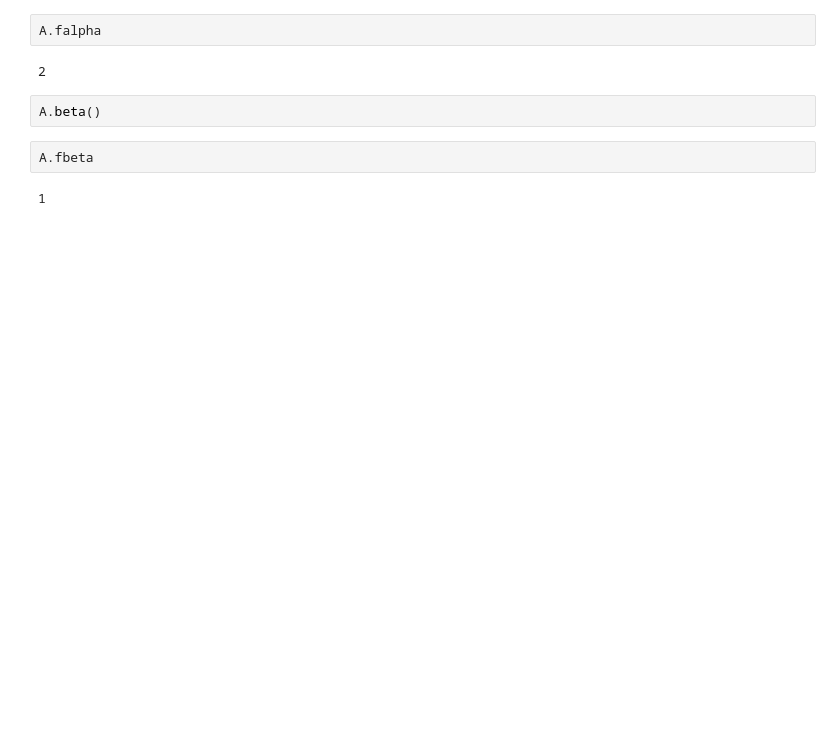
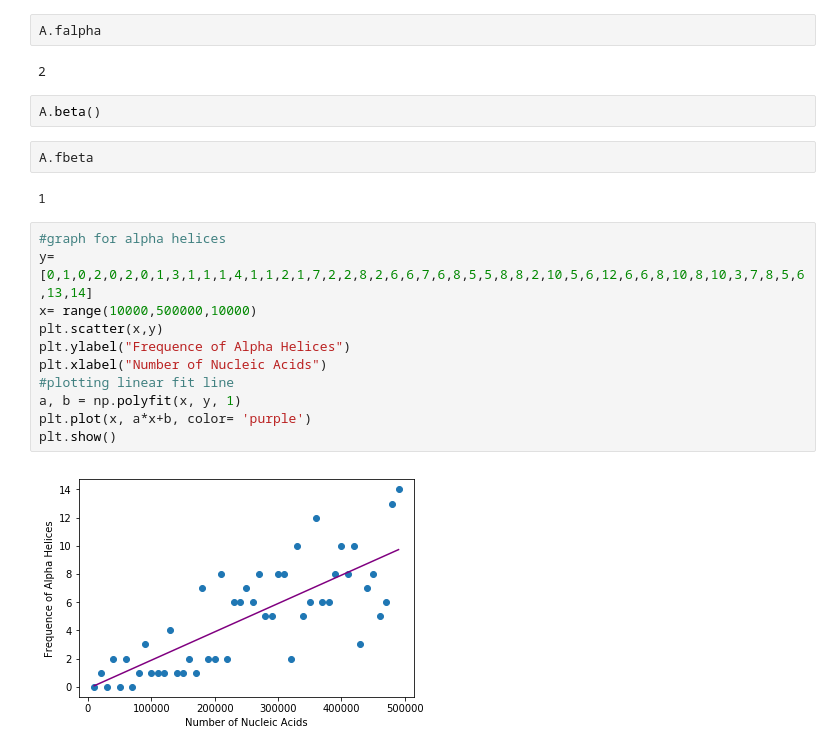
Before and after one commit to wteepe1/Final-Project, a Jupyter notebook: Final_Project.ipynb, the cells around one changed output. Saved outputs shown, nothing was run; the diff lists cells and outputs as text; blank space fills up the shorter version.

Commit message:
adding graphs

```diff
--- a/Final_Project.ipynb
+++ b/Final_Project.ipynb
@@ -147,3 +147,16 @@ A.beta()
 A.fbeta
 # %% [output]
 1
+# %%
+#graph for alpha helices
+y=[0,1,0,2,0,2,0,1,3,1,1,1,4,1,1,2,1,7,2,2,8,2,6,6,7,6,8,5,5,8,8,2,10,5,6,12,6,6,8,10,8,10,3,7,8,5,6,13,14]
+x= range(10000,500000,10000)
+plt.scatter(x,y)
+plt.ylabel("Frequence of Alpha Helices")
+plt.xlabel("Number of Nucleic Acids")
+#plotting linear fit line
+a, b = np.polyfit(x, y, 1)
+plt.plot(x, a*x+b, color= 'purple')
+plt.show()
+# %% [output]
+[figure, added]
```
Also changed, not shown: parts of 4 cells of this notebook.
